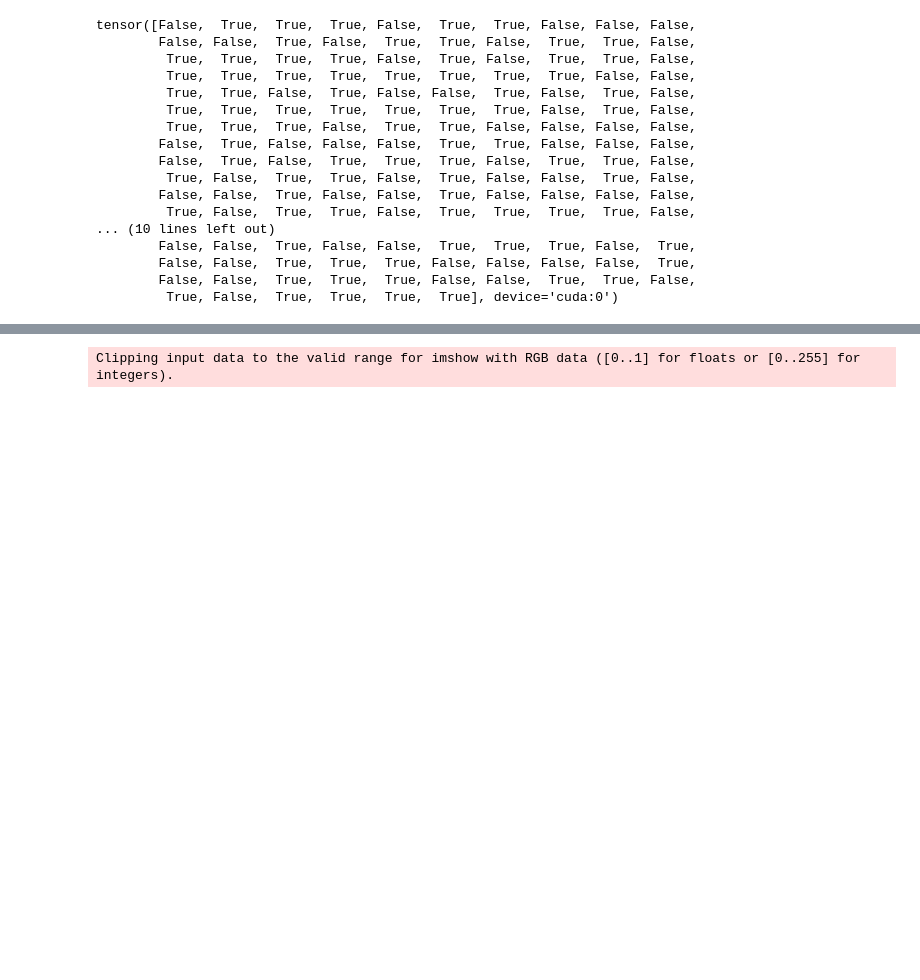
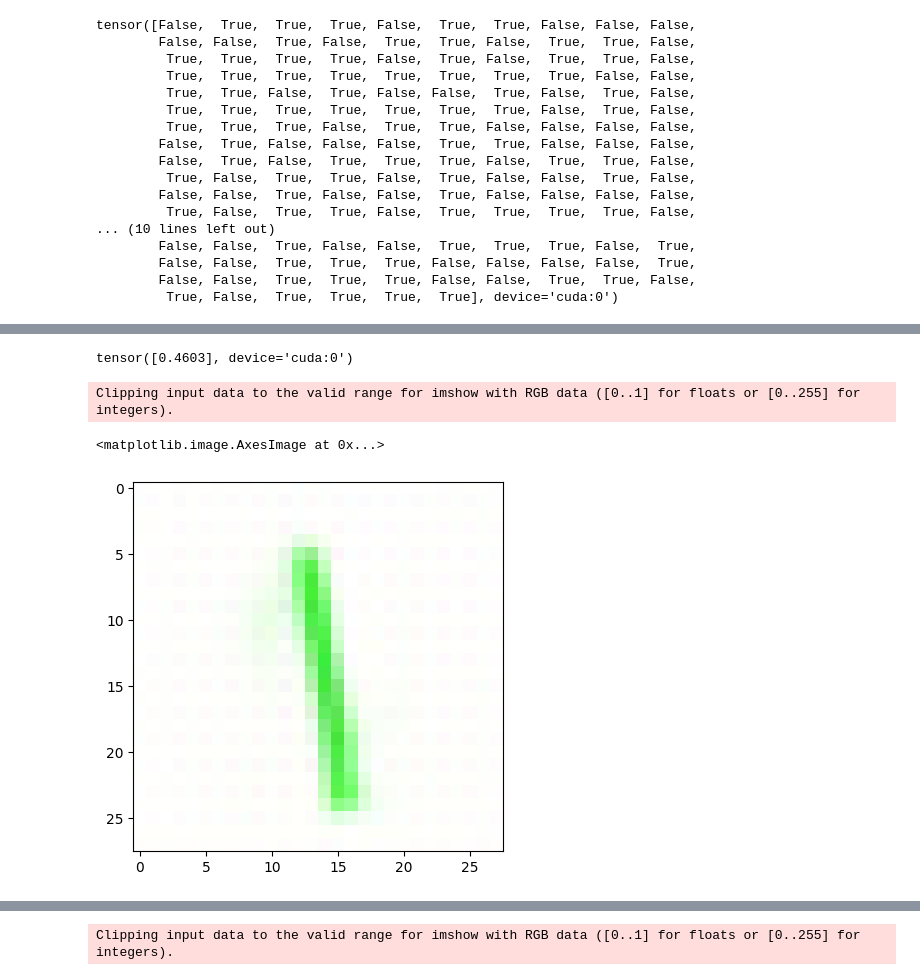
Before and after one commit to echeloni11/Diff_ColorMNIST, a Jupyter notebook: explore.ipynb, the cells around one changed output, grey strips where cells are left out. Cells and saved outputs as stored; diff of their text form; code cells hidden in the pictures; blank space fills up the shorter version.

```diff
--- a/explore.ipynb
+++ b/explore.ipynb
@@ -14,0 +16,20 @@ from dataset import add_hue_confounded
+# %%
+    # hardcoding these here
+n_epoch = 100
+batch_size = 1
+n_T = 400 # 500
+device = f"cuda" if torch.cuda.is_available() else "cpu"
+latent_size = 64
+n_classes = 10
+n_feat = 256 # 128 ok, 256 better (but slower)
+
+cvae = CVAE(3, n_feat, latent_size, n_classes, device=device).to(device)
+cvae.load_state_dict(torch.load("./experiments/240514_4/model/model_20.pth", map_location=device))
+tf = transforms.Compose([transforms.ToTensor()]) # mnist is already normalised 0 to 1
+
+dataset = MNIST("./data", train=True, download=True, transform=tf)
+dataloader = DataLoader(dataset, batch_size=batch_size, shuffle=True, num_workers=5)
+
+testset = MNIST("./data", train=False, download=True, transform=tf)
+testloader = DataLoader(testset, batch_size=batch_size, shuffle=True, num_workers=5)
+cvae.eval()
@@ -217,3 +251,16 @@ u = ddpm.abduct(results[0], \
+# %%
+hue_test
+# %% [output]
+tensor([0.4603], device='cuda:0')
+# %%
+mu, logvar = cvae.encoder(x_test_colored.reshape(1,3,28,28))
+latent = cvae.reparameterize(mu, logvar)
+x_cf_test = cvae.decoder(latent, y_test, torch.tensor([0.8313], device='cuda:0'))
+plt.imshow((-1*x_cf_test[0]+1).permute(1,2,0).detach().cpu().numpy())
+# %% [output]
+Clipping input data to the valid range for imshow with RGB data ([0..1] for floats or [0..255] for integers).
+<matplotlib.image.AxesImage at 0x...>
+[figure, added]
 # %%
 u_test = ddpm.abduct(x_test_colored, \
                 y_test.to(device),\
```
Also changed, not shown: parts of 8 cells of this notebook, 3 other files.
